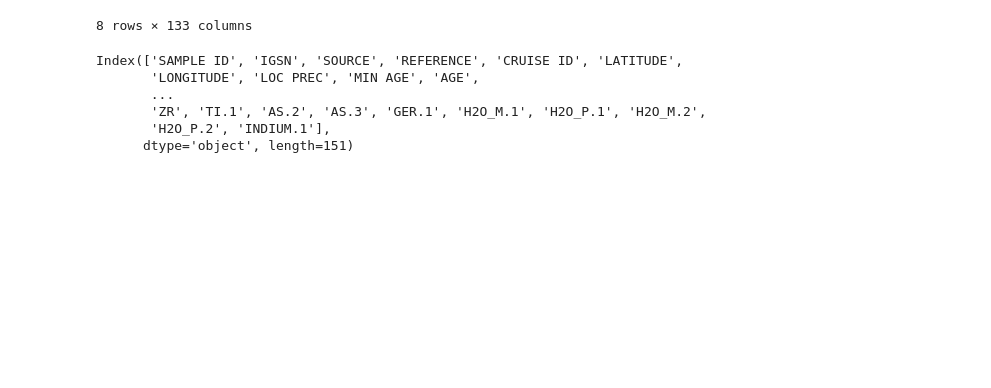
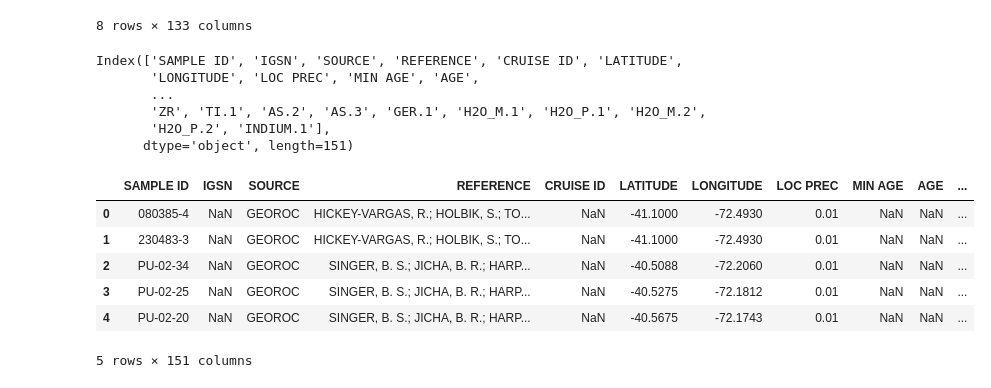
Before and after one commit to DSEI21000-S21/project-clustering-geological-samples, a Jupyter notebook: Geological_Samples_ML_Project.ipynb, the cells around one changed output. Cells and saved outputs as stored; diff of their text form; code cells hidden in the pictures; blank space fills up the shorter version.

```diff
--- a/Geological_Samples_ML_Project.ipynb
+++ b/Geological_Samples_ML_Project.ipynb
@@ -81,3 +81,13 @@ Index(['SAMPLE ID', 'IGSN', 'SOURCE', 'REFERENCE', 'CRUISE ID', 'LATITUDE',
        'ZR', 'TI.1', 'AS.2', 'AS.3', 'GER.1', 'H2O_M.1', 'H2O_P.1', 'H2O_M.2',
        'H2O_P.2', 'INDIUM.1'],
       dtype='object', length=151)
+# %%
+df.head()
+# %% [output]
+|  | SAMPLE ID | IGSN | SOURCE | REFERENCE | CRUISE ID | LATITUDE | LONGITUDE | LOC PREC | MIN AGE | AGE | ... |
+| 0 | 080385-4 | NaN | GEOROC | HICKEY-VARGAS, R.; HOLBIK, S.; TO... | NaN | -41.1000 | -72.4930 | 0.01 | NaN | NaN | ... |
+| 1 | 230483-3 | NaN | GEOROC | HICKEY-VARGAS, R.; HOLBIK, S.; TO... | NaN | -41.1000 | -72.4930 | 0.01 | NaN | NaN | ... |
+| 2 | PU-02-34 | NaN | GEOROC | SINGER, B. S.; JICHA, B. R.; HARP... | NaN | -40.5088 | -72.2060 | 0.01 | NaN | NaN | ... |
+| 3 | PU-02-25 | NaN | GEOROC | SINGER, B. S.; JICHA, B. R.; HARP... | NaN | -40.5275 | -72.1812 | 0.01 | NaN | NaN | ... |
+| 4 | PU-02-20 | NaN | GEOROC | SINGER, B. S.; JICHA, B. R.; HARP... | NaN | -40.5675 | -72.1743 | 0.01 | NaN | NaN | ... |
+5 rows × 151 columns
```
Also changed, not shown: parts of 2 cells of this notebook.
